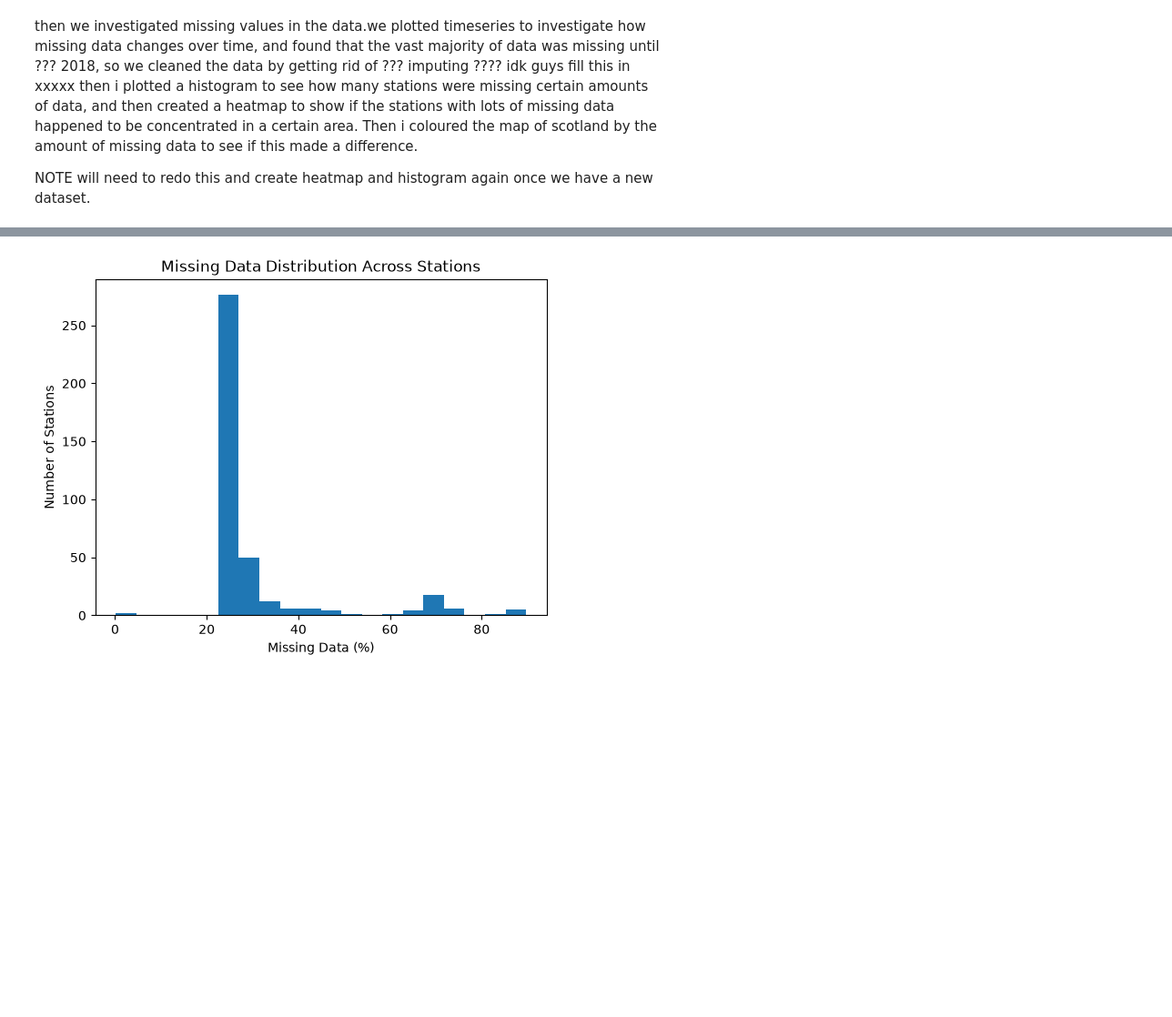
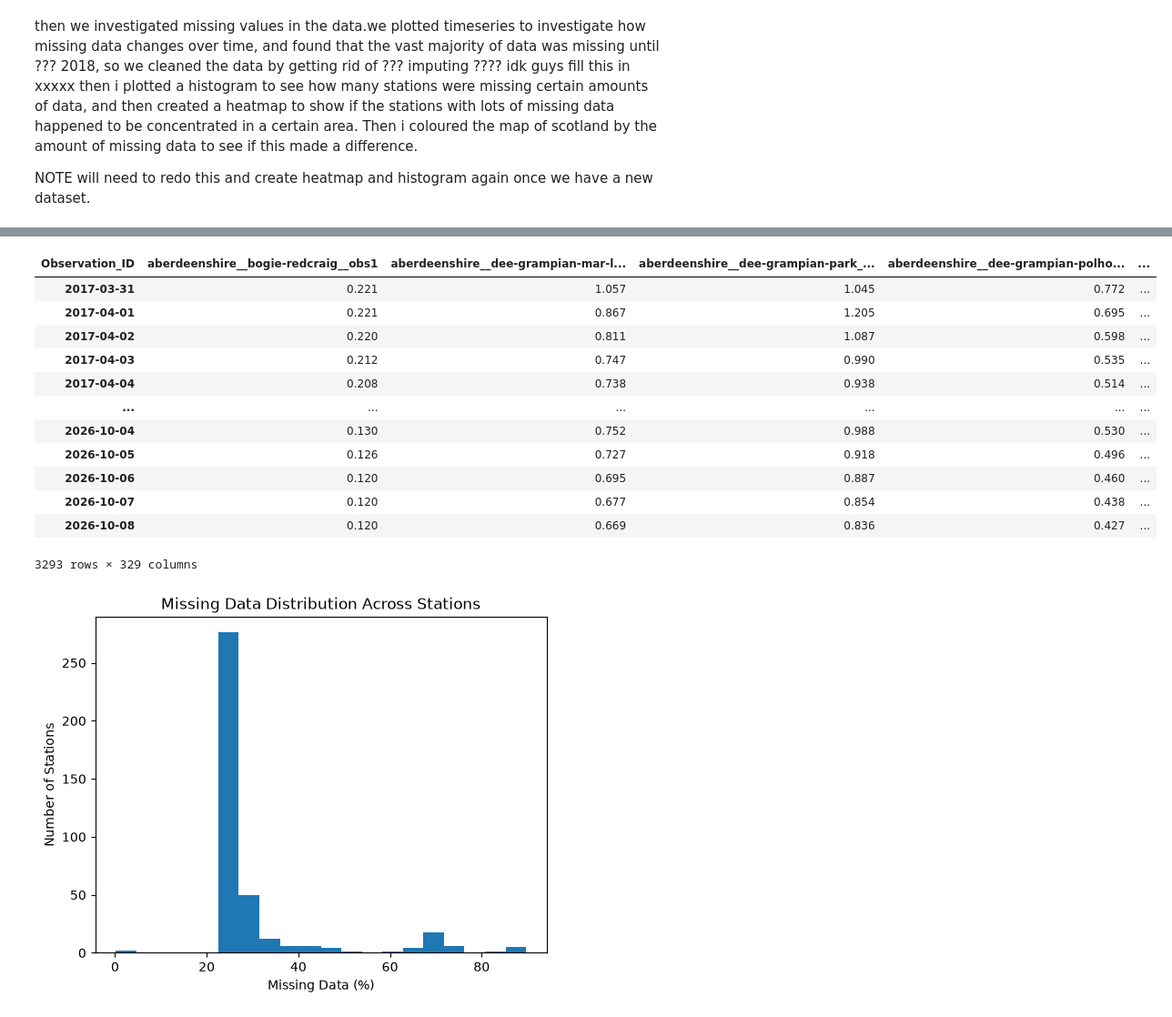
Before and after one commit to Emma-Deyell/MLP-PROJ, a Jupyter notebook: project_saba_clean.ipynb, the cells around one changed output, grey strips where cells are left out. Shown at 91% size. Drawn from its saved outputs; the diff is of its cells as text; code cells hidden in the pictures; blank space fills up the shorter version.

```diff
--- a/project_saba_clean.ipynb
+++ b/project_saba_clean.ipynb
@@ -79,3 +264,19 @@ Each dataset is missing 525,877 values (30.61%)
+# %%
+filtered
+# %% [output]
+| Observation_ID | aberdeenshire__bogie-redcraig__obs1 | aberdeenshire__dee-grampian-mar-l... | aberdeenshire__dee-grampian-park_... | aberdeenshire__dee-grampian-polho... | ... |
+| 2017-03-31 | 0.221 | 1.057 | 1.045 | 0.772 | ... |
+| 2017-04-01 | 0.221 | 0.867 | 1.205 | 0.695 | ... |
+| 2017-04-02 | 0.220 | 0.811 | 1.087 | 0.598 | ... |
+| 2017-04-03 | 0.212 | 0.747 | 0.990 | 0.535 | ... |
+| 2017-04-04 | 0.208 | 0.738 | 0.938 | 0.514 | ... |
+| ... | ... | ... | ... | ... | ... |
+| 2026-10-04 | 0.130 | 0.752 | 0.988 | 0.530 | ... |
+| 2026-10-05 | 0.126 | 0.727 | 0.918 | 0.496 | ... |
+| 2026-10-06 | 0.120 | 0.695 | 0.887 | 0.460 | ... |
+| 2026-10-07 | 0.120 | 0.677 | 0.854 | 0.438 | ... |
+| 2026-10-08 | 0.120 | 0.669 | 0.836 | 0.427 | ... |
+3293 rows × 329 columns
 # %%
 #histograms of the missing values  - redo with new dataset
 missing_station = df_avg.iloc[:, 3:].isna().mean(axis=1) * 100
```
Also changed, not shown: parts of 7 cells of this notebook, 5 other files.
